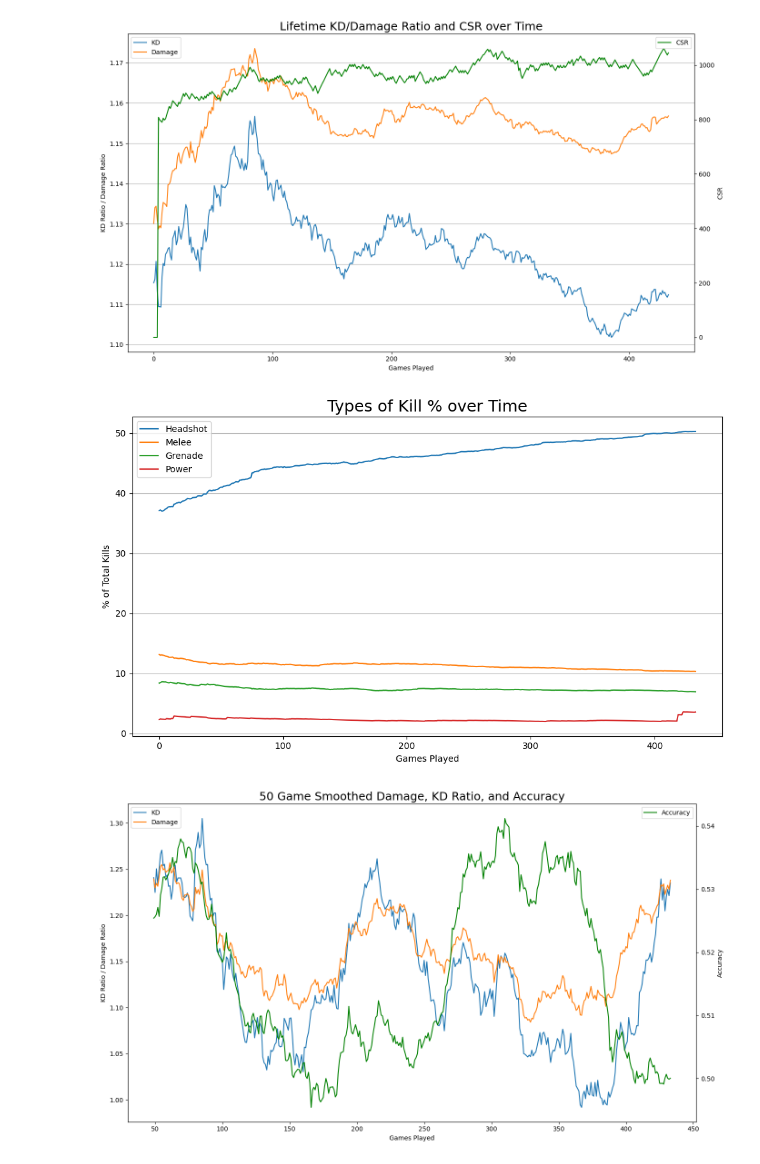
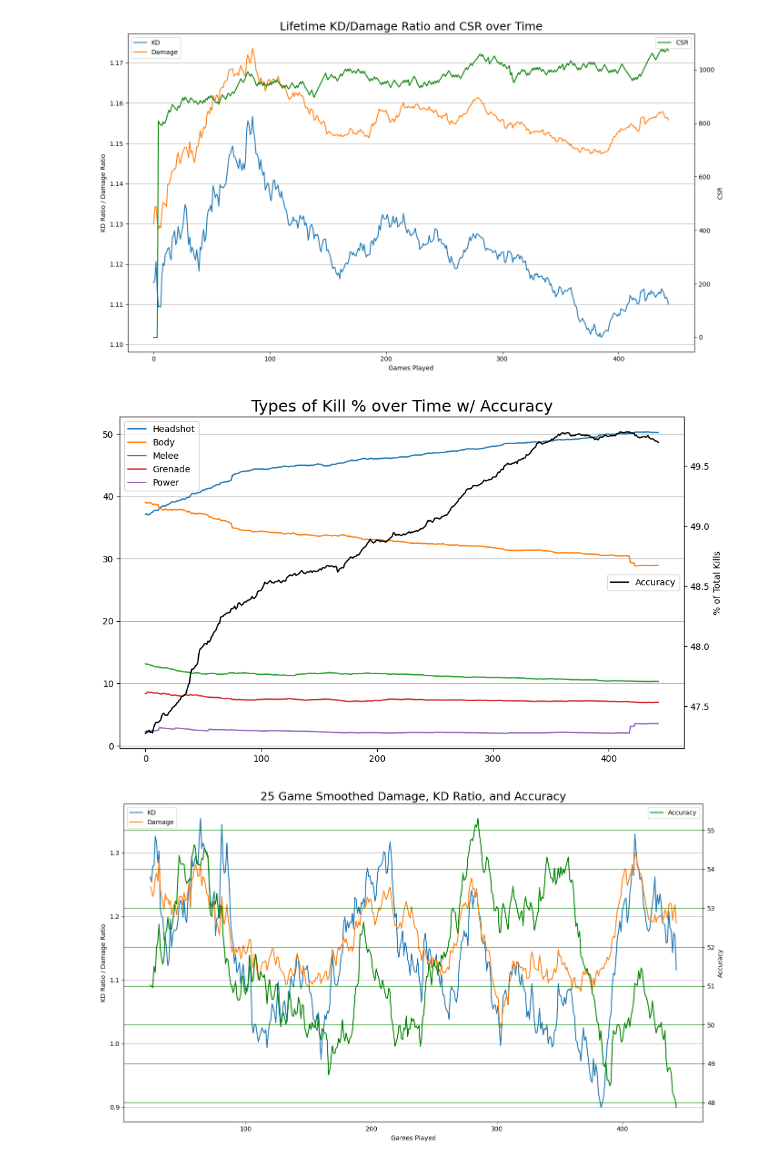
Before and after one commit to palmerac/Halo, a Jupyter notebook: halo.ipynb, the cells around one changed output. Cells and saved outputs as stored; diff of their text form; code cells hidden in the pictures.

```diff
--- a/halo.ipynb
+++ b/halo.ipynb
@@ -36,6 +36,8 @@ df['Date'] = pd.to_datetime(df['Date'])
 df['LengthMinutes'] = df['LengthSeconds'] / 60
 df.rename(columns={'TotalKills': 'Kills'}, inplace=True)
 df['DamageRatio'] = df['DamageDone'] / df['DamageTaken']
+df['KillsBody'] = df['Kills'] - df['KillsGrenade'] - df['KillsHeadshot'] - df['KillsMelee'] - df['KillsPower']
+## Per 10 Mins and Excess
 df['Kills/10Min'] = (df['Kills'] / df['LengthMinutes']) * 10
 df['Deaths/10Min'] = (df['Deaths'] / df['LengthMinutes']) * 10
 df['Assists/10Min'] = (df['Assists'] / df['LengthMinutes']) * 10
@@ -44,13 +46,16 @@ df['DmgT/10Min'] = (df['DamageTaken'] / df['LengthMinutes']) * 10
 df['ExcessKills'] = df['Kills'] - df['ExpectedKills']
 df['ExcessDeaths'] = df['ExpectedDeaths'] - df['Deaths']
 df['ExcessKD'] = df['KD'] - round((df['ExpectedKills'] / df['ExpectedDeaths']),2)
+## Lifetime
 df['LifetimeKD'] = df['Kills'].cumsum() / df['Deaths'].cumsum()
 df['LifetimeDmgRatio'] = df['DamageDone'].cumsum() / df['DamageTaken'].cumsum()
 df['LifetimeAcc'] = df['ShotsLanded'].cumsum() / df['ShotsFired'].cumsum() * 100
+df['LifetimeBodyPct'] = df['KillsBody'].cumsum() / df['Kills'].cumsum() *100
 df['LifetimeMeleePct'] = df['KillsMelee'].cumsum() / df['Kills'].cumsum() * 100
 df['LifetimeHSPct'] = df['KillsHeadshot'].cumsum() / df['Kills'].cumsum() * 100
 df['LifetimeGrenadePct'] = df['KillsGrenade'].cumsum() / df['Kills'].cumsum() * 100
 df['LifetimePowerPct'] = df['KillsPower'].cumsum() / df['Kills'].cumsum() * 100
+
 df['Map'] = df['Map'].str.replace(' - Ranked', '')
 
 df = df.drop(['Player', 'MatchId', 'Input', 'Queue', 'Mmr', 'WasAtStart', 'WasAtEnd',
@@ -200,50 +205,57 @@ plt.tight_layout()
 # plt.savefig('Plots/DamKDRatiosAcc.png', dpi=300)
 plt.show()
 # %% [output]
-[figure, old version]
+[figure, new version]
 # %%
 plt.figure(figsize=(10,6))
-plt.plot(dfr['LifetimeHSPct'], label='Headshot' )
-plt.plot(dfr['LifetimeMeleePct'], label='Melee')
-plt.plot(dfr['LifetimeGrenadePct'], label='Grenade')
-plt.plot(dfr['LifetimePowerPct'], label='Power')
-plt.title('Types of Kill % over Time', fontsize=18)
+ax1 = plt.gca()
+ax2 = ax1.twinx()
+ax1.plot(dfr['LifetimeHSPct'], label='Headshot')
+ax1.plot(dfr['LifetimeBodyPct'], label='Body')
+ax1.plot(dfr['LifetimeMeleePct'], label='Melee')
+ax1.plot(dfr['LifetimeGrenadePct'], label='Grenade')
+ax1.plot(dfr['LifetimePowerPct'], label='Power')
+ax2.plot(dfr['LifetimeAcc'], label='Accuracy', color='black')
+plt.title('Types of Kill % over Time w/ Accuracy', fontsize=18)
 plt.xlabel('Games Played')
 plt.ylabel('% of Total Kills')
-plt.legend()
-plt.grid(True, axis='y')
+ax1.legend(loc='best')
+ax2.legend(loc='right')
+ax1.grid(True, axis='y')
 plt.tight_layout()
 # plt.savefig('Plots/DamKDRatios.png', dpi=300)
 plt.show()
 # %% [output]
-[figure, old version]
+[figure, new version]
 # %%
 # Smooth the LifetimeWinRate using a 10-game moving average
 # Set roll to ** game moving average
-roll = 50
-dfr['SmoothedAccuracy'] = dfr['ShotsLanded'].rolling(window=roll).sum() / dfr['ShotsFired'].rolling(window=roll).sum()
+roll = 25
+dfr['SmoothedAccuracy'] = dfr['ShotsLanded'].rolling(window=roll).sum() / dfr['ShotsFired'].rolling(window=roll).sum() * 100
 dfr['SmoothedDmgRatio'] = dfr['DamageDone'].rolling(window=roll).sum() / dfr['DamageTaken'].rolling(window=roll).sum()
 dfr['SmoothedKD'] = dfr['Kills'].rolling(window=roll).sum() / dfr['Deaths'].rolling(window=roll).sum()
 
 
 plt.figure(figsize=(14,8))
 ax1 = plt.gca()
 ax2 = ax1.twinx()
 ax1.plot(dfr['SmoothedKD'], label='KD' )
 ax1.plot(dfr['SmoothedDmgRatio'], label='Damage')
 ax2.plot(dfr['SmoothedAccuracy'], color='green', label='Accuracy')
 ax1.set_title(f'{roll} Game Smoothed Damage, KD Ratio, and Accuracy', fontsize=18)
 ax1.set_xlabel('Games Played')
 ax1.set_ylabel('KD Ratio / Damage Ratio')
 ax2.set_ylabel('Accuracy')
 max_y_value = df['Accuracy'].max()
 ax1.legend(loc='upper left')
 ax2.legend(loc='upper right')
+ax1.grid(True, axis='y')
+ax2.grid(True, axis='y', color='green')
 plt.tight_layout()
 plt.savefig('Plots/DamKDRatiosAccSmooth.png', dpi=300)
 plt.show()
 # %% [output]
-[figure, old version]
+[figure, new version]
 # %%
 # Smooth the LifetimeWinRate using a 10-game moving average
 # dfr['SmoothedWinRate'] = dfr['LifetimeWinRate'].rolling(window=15).mean()
```
Also changed, not shown: parts of 27 cells of this notebook, 9 other files.
